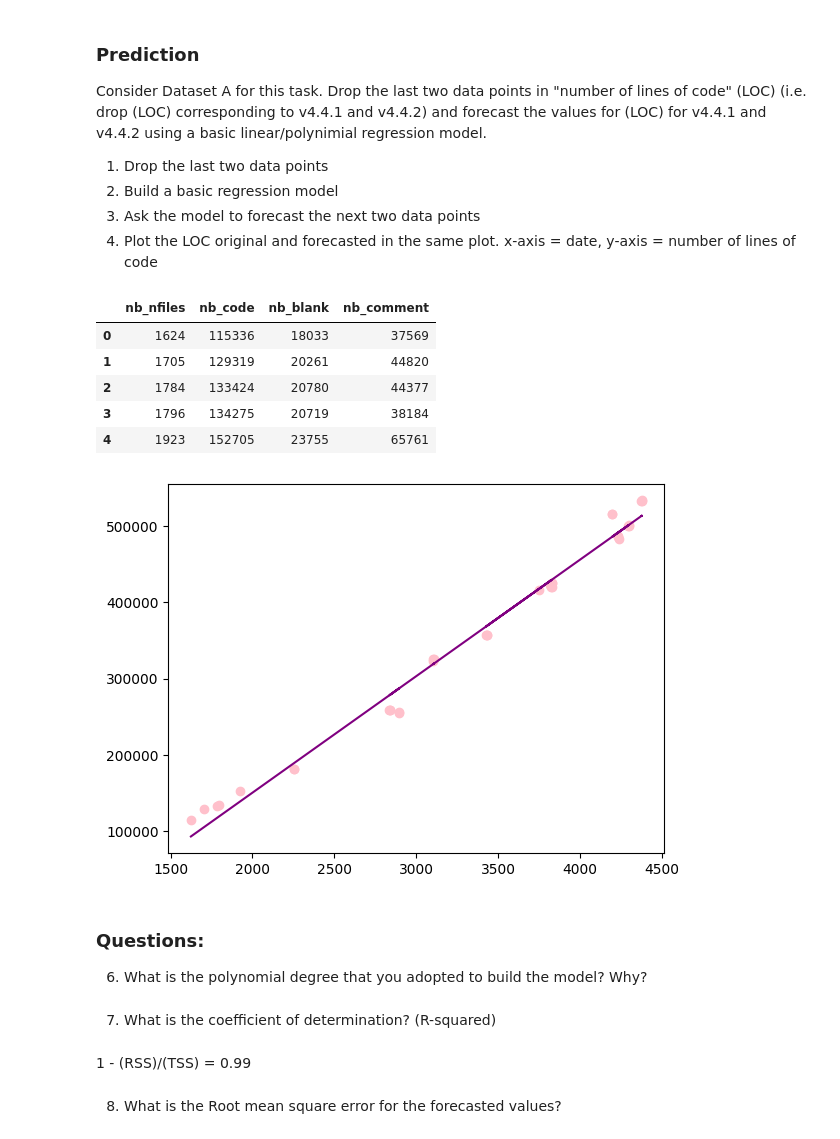
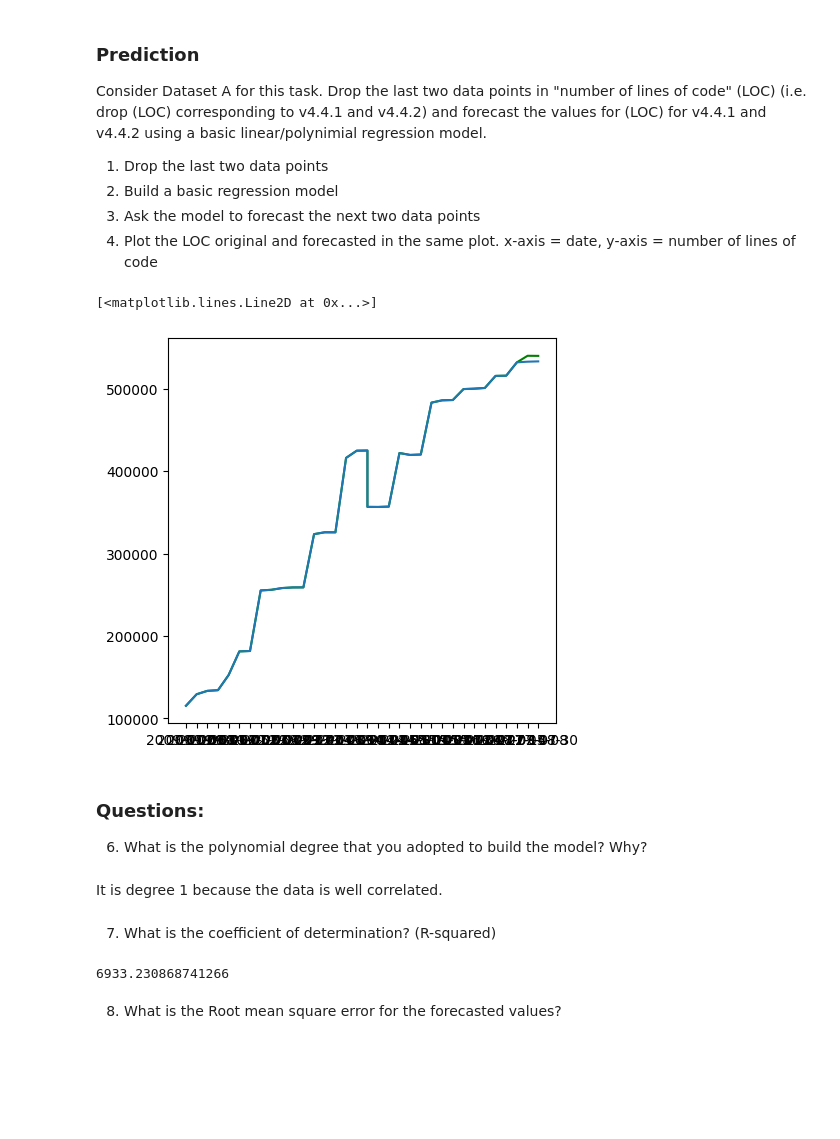
Before and after one commit to goffinetnicolas/Software_evolution_TP2_2023, a Jupyter notebook: TP2_section2.ipynb, the cells around one changed output. Drawn from its saved outputs; the diff is of its cells as text; code cells hidden in the pictures; blank space fills up the shorter version.

```diff
--- a/TP2_section2.ipynb
+++ b/TP2_section2.ipynb
@@ -351,24 +225,3 @@ Consider Dataset A for this task. Drop the last two data points in "number of li
 2. Build a basic regression model
 3. Ask the model to forecast the next two data points
 4. Plot the LOC original and forecasted in the same plot. x-axis = date, y-axis = number of lines of code
-# %%
-# Your code here
-reg = d.drop(d.index[[-1,-2]])
-reg.head()
-# %% [output]
-|  | nb_nfiles | nb_code | nb_blank | nb_comment |
-| 0 | 1624 | 115336 | 18033 | 37569 |
-| 1 | 1705 | 129319 | 20261 | 44820 |
-| 2 | 1784 | 133424 | 20780 | 44377 |
-| 3 | 1796 | 134275 | 20719 | 38184 |
-| 4 | 1923 | 152705 | 23755 | 65761 |
-# %%
-x = d['nb_nfiles'].values.reshape(-1,1)
-y = d['nb_code'].values
-
-reg = LinearRegression().fit(x,y)
-plt.scatter(x,y, color='pink')
-plt.plot(x, reg.predict(x), color='purple')
-plt.show()
-# %% [output]
-[figure, removed]
@@ -380,10 +228,31 @@ reg.predict(x)
+# %%
+# Your code here
+train = data.iloc[:-2]
+test = data.iloc[-2:]
+reg = LinearRegression()
+reg = reg.fit(train[['major', 'minor', 'patch']], train['nb_code'])
+res = reg.predict(test[['major', 'minor', 'patch']])
+plt.figure(figsize=(5,5))
+pred= np.concatenate((train['nb_code'].values, res))
+plt.plot(data['date'], pred, color='green')
+plt.plot(data['date'], data['nb_code'])
+# %% [output]
+[<matplotlib.lines.Line2D at 0x...>]
+[figure, added]
 # %% [markdown]
 ### Questions:
 6. What is the polynomial degree that you adopted to build the model? Why?
+# %% [markdown]
+It is degree 1 because the data is well correlated.
 # %% [markdown]
 7. What is the coefficient of determination? (R-squared)
-# %% [markdown]
-1 - (RSS)/(TSS) =  0.99
+# %%
+import sklearn
+
+coef_det = sklearn.metrics.mean_squared_error(test['nb_code'], res, squared=False)
+print(coef_det)
+# %% [output]
+6933.230868741266
 # %% [markdown]
 8. What is the Root mean square error for the forecasted values?
 # %% [markdown]
```
Also changed, not shown: parts of 23 cells of this notebook.
